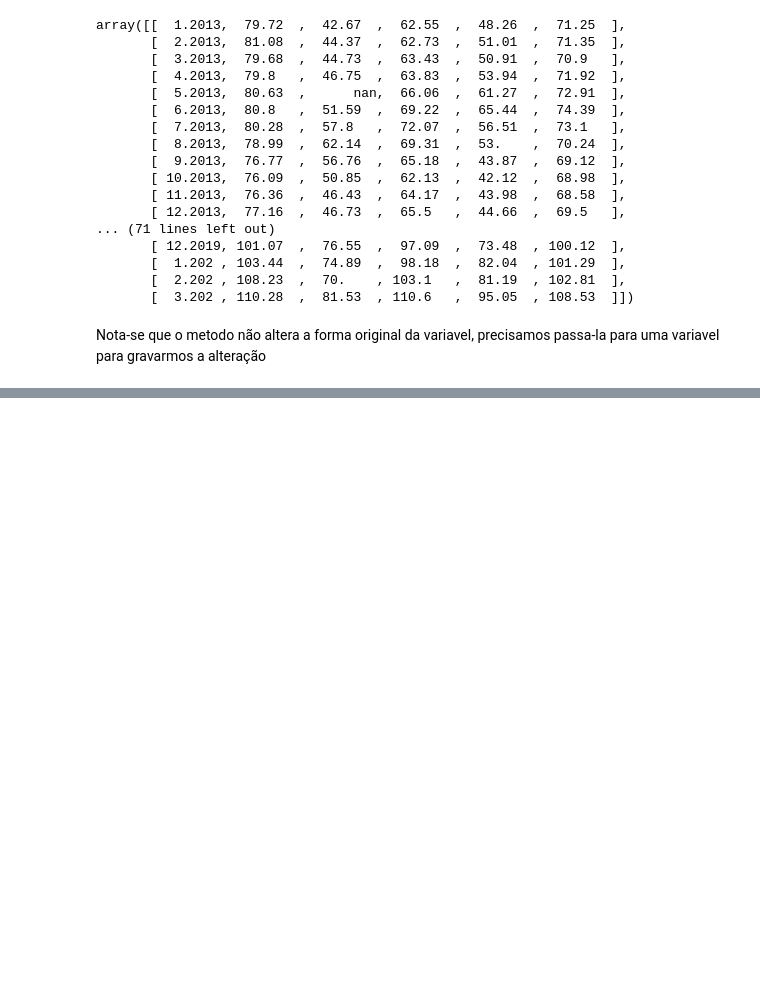
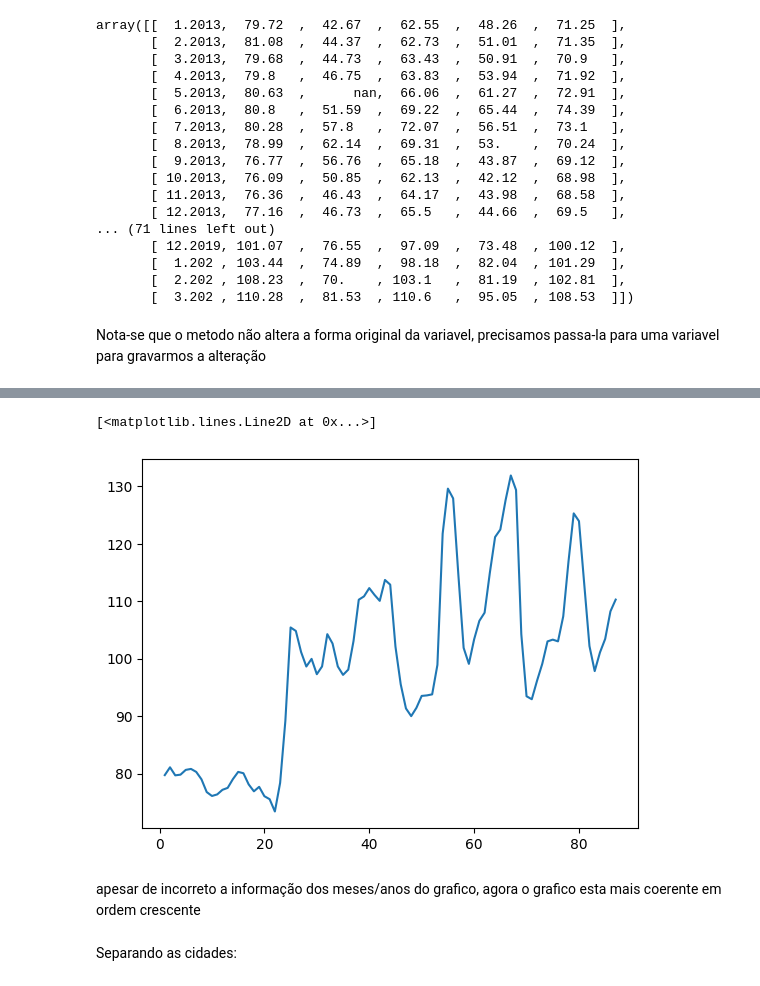
Before and after one commit to GustavoDwSantos/cursosalura, a Jupyter notebook: Python Para Data Science/NumPy_Analise_numerica.ipynb, the cells around one changed output, grey strips where cells are left out. Cells and saved outputs as stored; diff of their text form; code cells hidden in the pictures; blank space fills up the shorter version.

```diff
--- a/Python Para Data Science/NumPy_Analise_numerica.ipynb
+++ b/Python Para Data Science/NumPy_Analise_numerica.ipynb
@@ -111,0 +153,11 @@ dado_transposto = dado.T
+# %%
+datas = np.arange(1,88,1)
+# %%
+plt.plot(datas,precos[:,0])
+# %% [output]
+[<matplotlib.lines.Line2D at 0x...>]
+[figure, added]
+# %% [markdown]
+apesar de incorreto a informação dos meses/anos do grafico, agora o grafico esta mais coerente em ordem crescente
+# %% [markdown]
+Separando as cidades:
```
Also changed, not shown: parts of 42 cells of this notebook.
